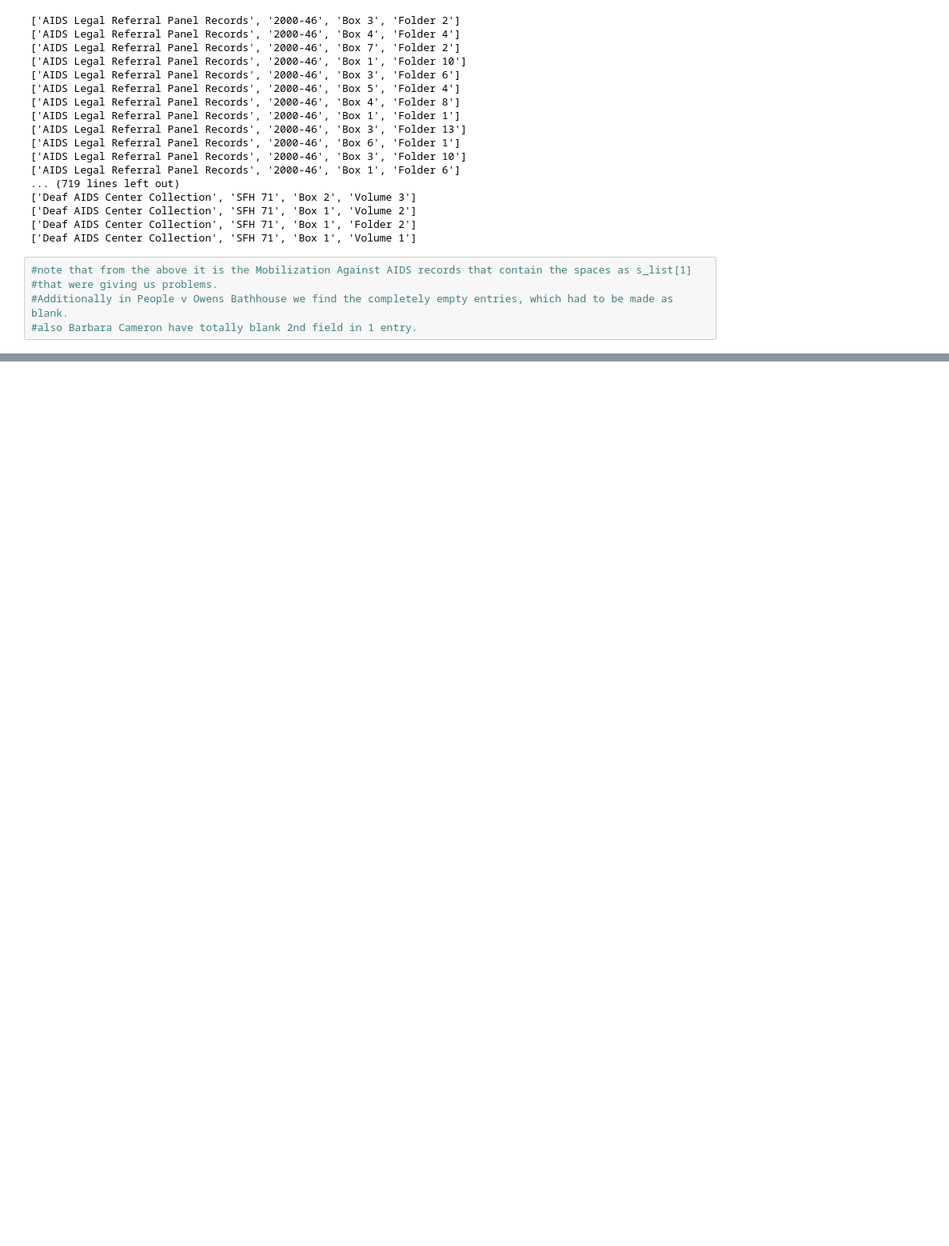
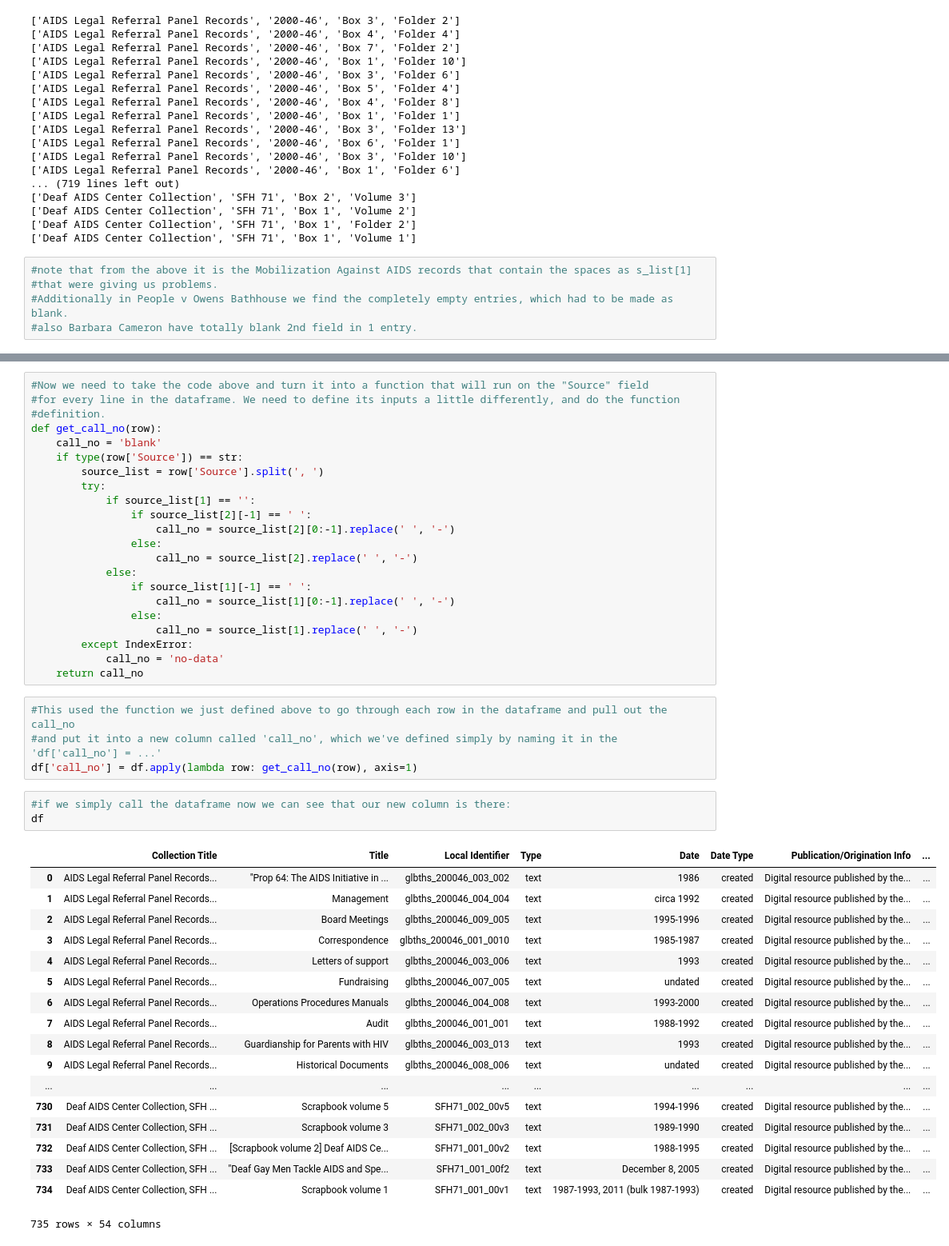
Before and after one commit to ucsf-library-archives/no-more-silence, a Jupyter notebook: analysis/NoMoreSilence_WorkshopExample.ipynb, the cells around one changed output, grey strips where cells are left out. Shown: that part at 80% size. Drawn from its saved outputs; the diff is of its cells as text; blank space fills up the shorter version.

```diff
--- a/analysis/NoMoreSilence_WorkshopExample.ipynb
+++ b/analysis/NoMoreSilence_WorkshopExample.ipynb
@@ -85,0 +136,48 @@ for source in sources:
+# %%
+#Now we need to take the code above and turn it into a function that will run on the "Source" field
+#for every line in the dataframe. We need to define its inputs a little differently, and do the function
+#definition.
+def get_call_no(row):
+    call_no = 'blank'
+    if type(row['Source']) == str:
+        source_list = row['Source'].split(', ')
+        try:
+            if source_list[1] == '':
+                if source_list[2][-1] == ' ':
+                    call_no = source_list[2][0:-1].replace(' ', '-')
+                else:
+                    call_no = source_list[2].replace(' ', '-')
+            else:
+                if source_list[1][-1] == ' ':
+                    call_no = source_list[1][0:-1].replace(' ', '-')
+                else:
+                    call_no = source_list[1].replace(' ', '-')
+        except IndexError:
+            call_no = 'no-data'
+    return call_no
+# %%
+#This used the function we just defined above to go through each row in the dataframe and pull out the call_no
+#and put it into a new column called 'call_no', which we've defined simply by naming it in the 'df['call_no'] = ...'
+df['call_no'] = df.apply(lambda row: get_call_no(row), axis=1)
+# %%
+#if we simply call the dataframe now we can see that our new column is there:
+df
+# %% [output]
+|  | Collection Title | Title | Local Identifier | Type | Date | Date Type | Publication/Origination Info | ... |
+| 0 | AIDS Legal Referral Panel Records... | "Prop 64: The AIDS Initiative in ... | glbths_200046_003_002 | text | 1986 | created | Digital resource published by the... | ... |
+| 1 | AIDS Legal Referral Panel Records... | Management | glbths_200046_004_004 | text | circa 1992 | created | Digital resource published by the... | ... |
+| 2 | AIDS Legal Referral Panel Records... | Board Meetings | glbths_200046_009_005 | text | 1995-1996 | created | Digital resource published by the... | ... |
+| 3 | AIDS Legal Referral Panel Records... | Correspondence | glbths_200046_001_0010 | text | 1985-1987 | created | Digital resource published by the... | ... |
+| 4 | AIDS Legal Referral Panel Records... | Letters of support | glbths_200046_003_006 | text | 1993 | created | Digital resource published by the... | ... |
+| 5 | AIDS Legal Referral Panel Records... | Fundraising | glbths_200046_007_005 | text | undated | created | Digital resource published by the... | ... |
+| 6 | AIDS Legal Referral Panel Records... | Operations Procedures Manuals | glbths_200046_004_008 | text | 1993-2000 | created | Digital resource published by the... | ... |
+| 7 | AIDS Legal Referral Panel Records... | Audit | glbths_200046_001_001 | text | 1988-1992 | created | Digital resource published by the... | ... |
+| 8 | AIDS Legal Referral Panel Records... | Guardianship for Parents with HIV | glbths_200046_003_013 | text | 1993 | created | Digital resource published by the... | ... |
+| 9 | AIDS Legal Referral Panel Records... | Historical Documents | glbths_200046_008_006 | text | undated | created | Digital resource published by the... | ... |
+| ... | ... | ... | ... | ... | ... | ... | ... | ... |
+| 730 | Deaf AIDS Center Collection, SFH ... | Scrapbook volume 5 | SFH71_002_00v5 | text | 1994-1996 | created | Digital resource published by the... | ... |
+| 731 | Deaf AIDS Center Collection, SFH ... | Scrapbook volume 3 | SFH71_002_00v3 | text | 1989-1990 | created | Digital resource published by the... | ... |
+| 732 | Deaf AIDS Center Collection, SFH ... | [Scrapbook volume 2] Deaf AIDS Ce... | SFH71_001_00v2 | text | 1988-1995 | created | Digital resource published by the... | ... |
+| 733 | Deaf AIDS Center Collection, SFH ... | "Deaf Gay Men Tackle AIDS and Spe... | SFH71_001_00f2 | text | December 8, 2005 | created | Digital resource published by the... | ... |
+| 734 | Deaf AIDS Center Collection, SFH ... | Scrapbook volume 1 | SFH71_001_00v1 | text | 1987-1993, 2011 (bulk 1987-1993) | created | Digital resource published by the... | ... |
+735 rows × 54 columns
```
Also changed, not shown: parts of 6 cells of this notebook.
